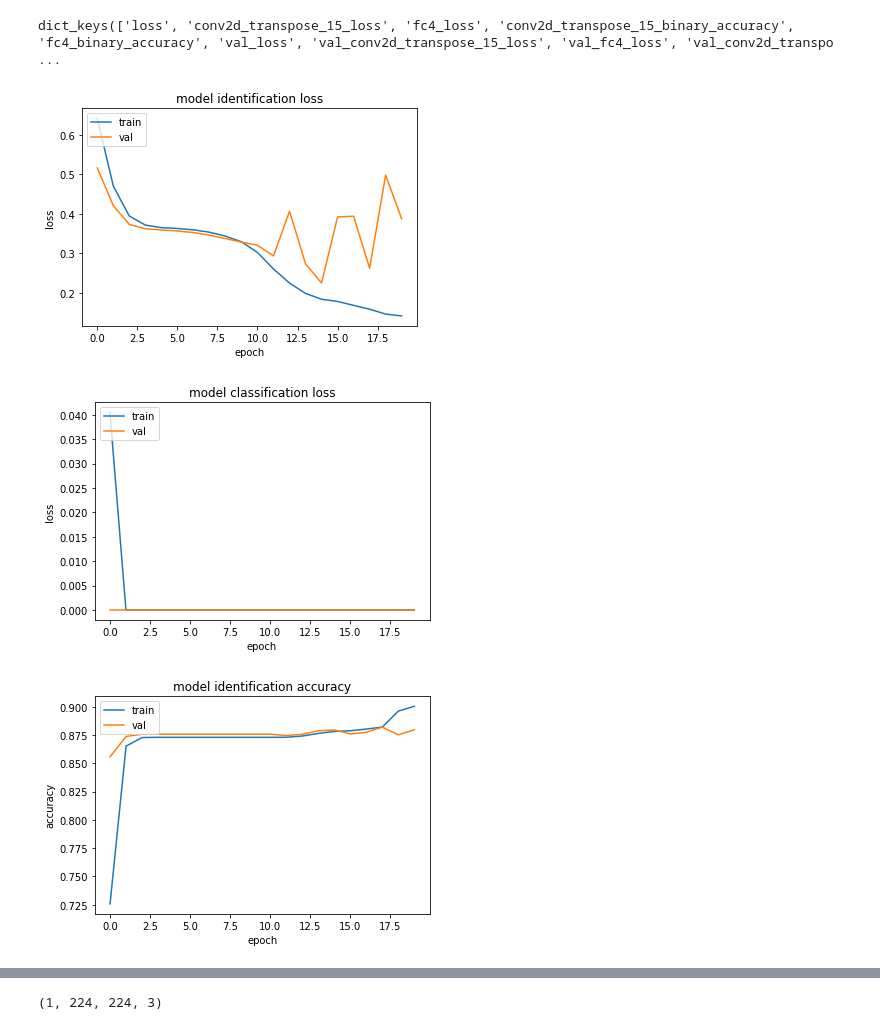
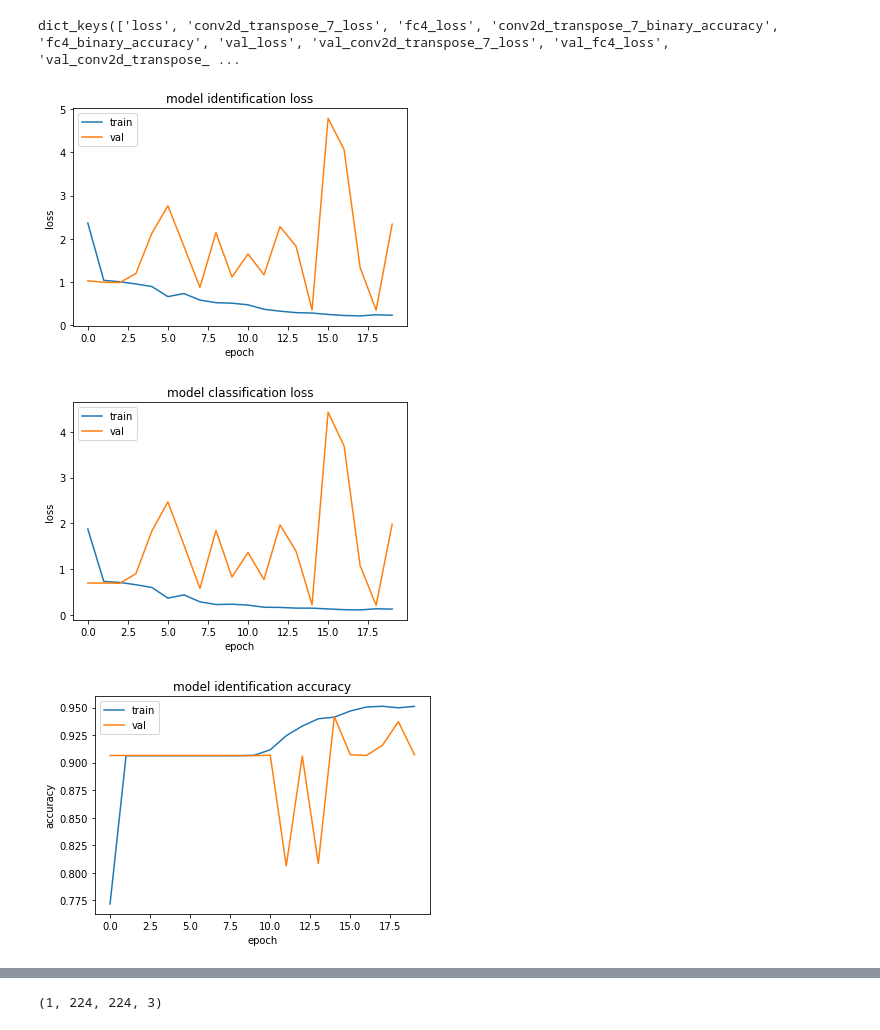
Before and after one commit to MasoudMoeini/Google-Street-View-Images-Blur-Detection, a Jupyter notebook: SVIBDN.ipynb, the cells around one changed output, grey strips where cells are left out. Cells and saved outputs as stored; diff of their text form; code cells hidden in the pictures.

```diff
--- a/SVIBDN.ipynb
+++ b/SVIBDN.ipynb
@@ -26,12 +28,14 @@ from keras.initializers import glorot_uniform
 from PIL import Image
 from numpy import *
 train = []
-files = glob.glob ("train/blur/*.jpg")
+class_label=[]
+files = glob.glob ("images/*.jpg")
 for myFile in files:
+    class_label.append(float(myFile[7]))
     image = array(Image.open(myFile))
     train.append (image)
 train = np.array(train)
 train= np.reshape(train,[train.shape[0],train.shape[1],train.shape[2],train.shape[3]])
-np.save('train-blur-images',train)
+np.save('train-images',train)
 # %%
 label = []
@@ -162,3 +166,5 @@ keras.utils.plot_model(baseModel, show_shapes=True)
 baseModel.compile(keras.optimizers.Adam(learning_rate=1e-3),
                         loss=tf.keras.losses.BinaryCrossentropy(),
                    metrics=[tf.keras.metrics.BinaryAccuracy()],)
+# %%
+class_label=np.array(class_label)
@@ -165,7 +190,10 @@ baseModel.compile(keras.optimizers.Adam(learning_rate=1e-3),
 # %%
-class_label=np.zeros(1000)
-x_train = np.load('train-blur-images.npy')
+#class_label=np.zeros(1000)
+x_train = np.load('train-images.npy')
 y_train = np.load('label-images.npy')
+x_train=x_train[:3000]
+y_train=y_train[:3000]
+class_label=class_label[:3000]
 x_train = x_train.astype(np.float32)/ 255.0
 y_train=y_train.astype(np.float32)/ 255.0
 y_train = ( y_train,class_label)
@@ -199,7 +227,7 @@ Epoch 20/20
 history_dict = history.history
 print(history_dict.keys())
 # %% [output]
-dict_keys(['loss', 'conv2d_transpose_15_loss', 'fc4_loss', 'conv2d_transpose_15_binary_accuracy', 'fc4_binary_accuracy', 'val_loss', 'val_conv2d_transpose_15_loss', 'val_fc4_loss', 'val_conv2d_transpo ...
+dict_keys(['loss', 'conv2d_transpose_7_loss', 'fc4_loss', 'conv2d_transpose_7_binary_accuracy', 'fc4_binary_accuracy', 'val_loss', 'val_conv2d_transpose_7_loss', 'val_fc4_loss', 'val_conv2d_transpose_ ...
 # %%
 plt.plot(history.history['loss'])
 plt.plot(history.history['val_loss'])
@@ -209,7 +237,7 @@ plt.xlabel('epoch')
 plt.legend(['train', 'val'], loc='upper left')
 plt.show()
 # %% [output]
-[figure, old version]
+[figure, new version]
 # %%
 plt.plot(history.history['fc4_loss'])
 plt.plot(history.history['val_fc4_loss'])
@@ -219,17 +247,17 @@ plt.xlabel('epoch')
 plt.legend(['train', 'val'], loc='upper left')
 plt.show()
 # %% [output]
-[figure, old version]
+[figure, new version]
 # %%
-plt.plot(history.history['conv2d_transpose_15_binary_accuracy'])
-plt.plot(history.history['val_conv2d_transpose_15_binary_accuracy'])
+plt.plot(history.history['conv2d_transpose_7_binary_accuracy'])
+plt.plot(history.history['val_conv2d_transpose_7_binary_accuracy'])
 plt.title('model identification accuracy')
 plt.ylabel('accuracy')
 plt.xlabel('epoch')
 plt.legend(['train', 'val'], loc='upper left')
 plt.show()
 # %% [output]
-[figure, old version]
+[figure, new version]
 # %%
 plt.plot(history.history['fc4_binary_accuracy'])
 plt.plot(history.history['val_fc4_binary_accuracy'])
```
Also changed, not shown: parts of 22 cells of this notebook.
